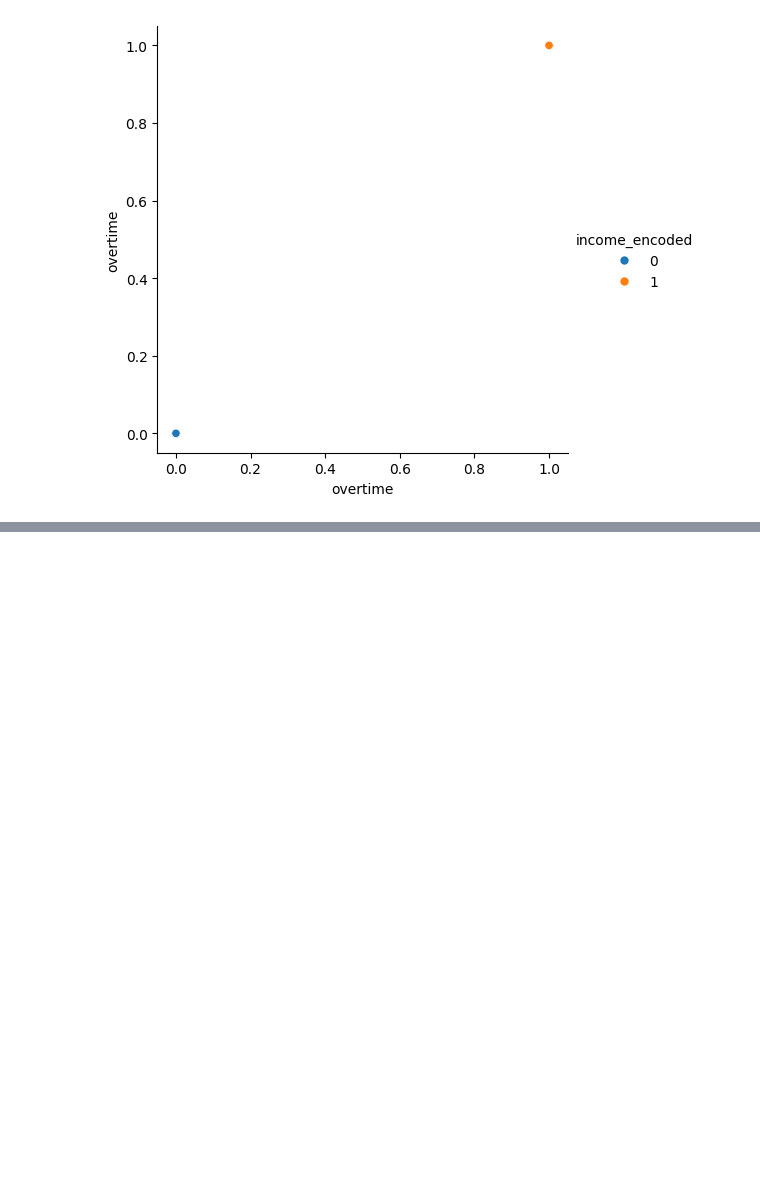
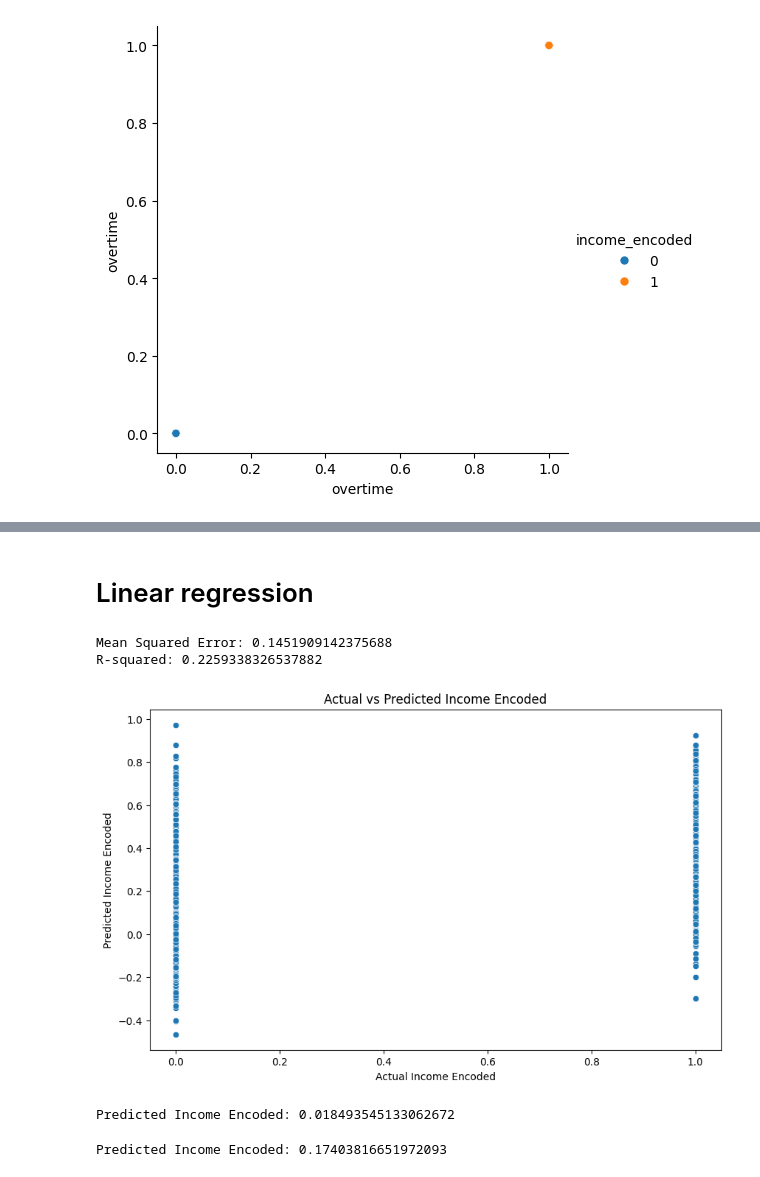
Before and after one commit to VisaHuy/Salary-Prediction-Project, a Jupyter notebook: notebooks/Salary_Prediction_Model.ipynb, the cells around one changed output, grey strips where cells are left out. Saved outputs shown, nothing was run; the diff lists cells and outputs as text; code cells hidden in the pictures; blank space fills up the shorter version.

Commit message:
Model training and testing (with deferent methods)

```diff
--- a/notebooks/Salary_Prediction_Model.ipynb
+++ b/notebooks/Salary_Prediction_Model.ipynb
@@ -82,0 +130,55 @@ overtime: [0 1]
+# %% [markdown]
+# Linear regression
+# %%
+# by linear regression
+from sklearn.linear_model import LinearRegression
+from sklearn.model_selection import train_test_split
+X = df[["education-num", 'sex_encoded', 'education_rank', 'overtime', 'age']]
+y = df['income_encoded']
+X_train, X_test, y_train, y_test = train_test_split(X, y, test_size=0.2, random_state=42)
+model = LinearRegression()
+model.fit(X_train, y_train)
+y_pred = model.predict(X_test)
+from sklearn.metrics import mean_squared_error, r2_score
+mse = mean_squared_error(y_test, y_pred)
+r2 = r2_score(y_test, y_pred)
+print(f"Mean Squared Error: {mse}")
+print(f"R-squared: {r2}")
+# %% [output]
+Mean Squared Error: 0.1451909142375688
+R-squared: 0.2259338326537882
+# %%
+# scatter plot of actual vs predicted values
+plt.figure(figsize=(10,6))
+sns.scatterplot(x=y_test, y=y_pred)
+plt.title('Actual vs Predicted Income Encoded')
+plt.xlabel('Actual Income Encoded')
+plt.ylabel('Predicted Income Encoded')
+plt.show()
+# %% [output]
+[figure, added]
+# %%
+# test model with new data
+new_data = pd.DataFrame({
+    "education-num": [10],
+    'sex_encoded': [1],
+    'education_rank': [3],
+    'overtime': [0],
+    'age': [30]
+})
+predicted_income = model.predict(new_data)
+print(f"Predicted Income Encoded: {predicted_income[0]}")
+# %% [output]
+Predicted Income Encoded: 0.018493545133062672
+# %%
+new_data = pd.DataFrame({
+    "education-num": [13],
+    'sex_encoded': [1],
+    'education_rank': [1],
+    'overtime': [1],
+    'age': [30]
+})
+predicted_income = model.predict(new_data)
+print(f"Predicted Income Encoded: {predicted_income[0]}")
+# %% [output]
+Predicted Income Encoded: 0.17403816651972093
```
Also changed, not shown: parts of 20 cells of this notebook.
